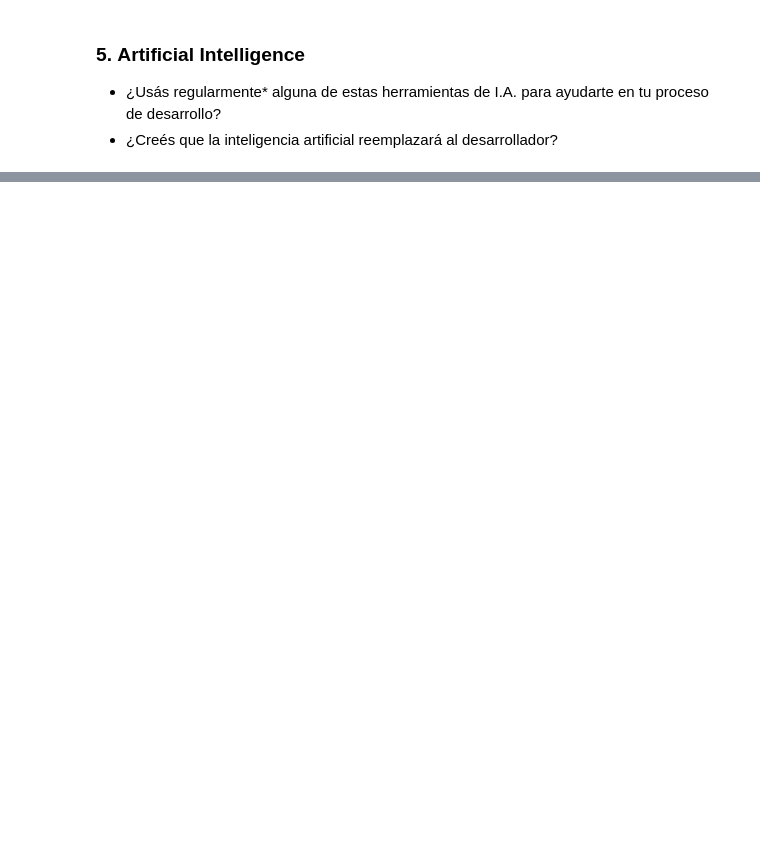
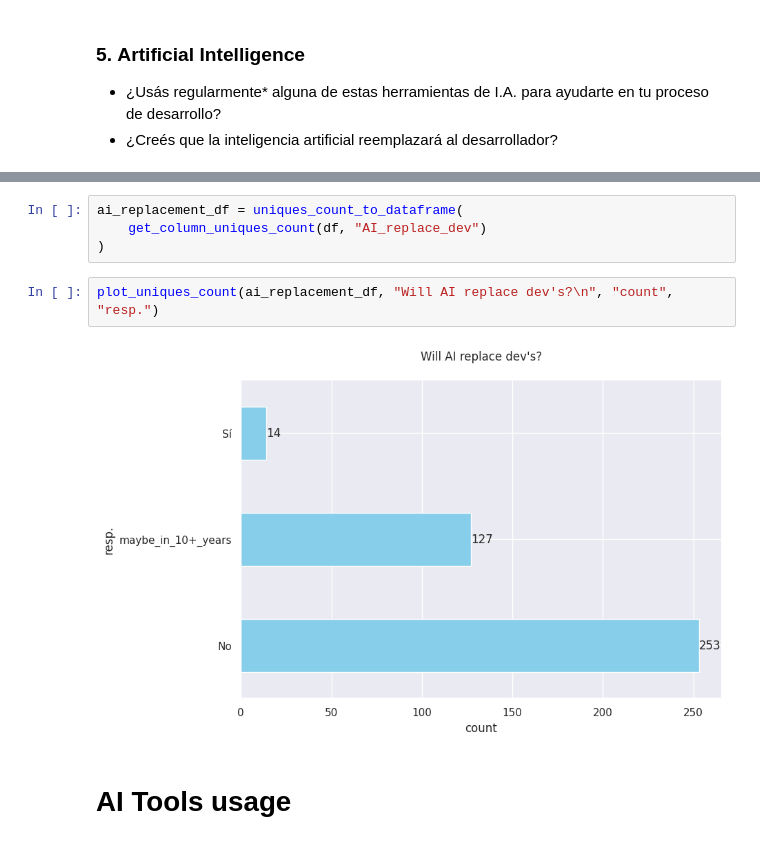
Before and after one commit to TorrezMN/Enc.-Devs-2024-Py, a Jupyter notebook: notebooks/IA.ipynb, the cells around one changed output, grey strips where cells are left out. Saved outputs shown, nothing was run; the diff lists cells and outputs as text; blank space fills up the shorter version.

```diff
--- a/notebooks/IA.ipynb
+++ b/notebooks/IA.ipynb
@@ -53,0 +81,10 @@ Index(['work_mode', 'employment_mode', 'role', 'prog_skills_in_role',
+# %%
+ai_replacement_df = uniques_count_to_dataframe(
+    get_column_uniques_count(df, "AI_replace_dev")
+)
+# %%
+plot_uniques_count(ai_replacement_df, "Will AI replace dev's?\n", "count", "resp.")
+# %% [output]
+[figure, added]
+# %% [markdown]
+# AI Tools usage
```
Also changed, not shown: parts of 62 cells of this notebook, 5 other files.
